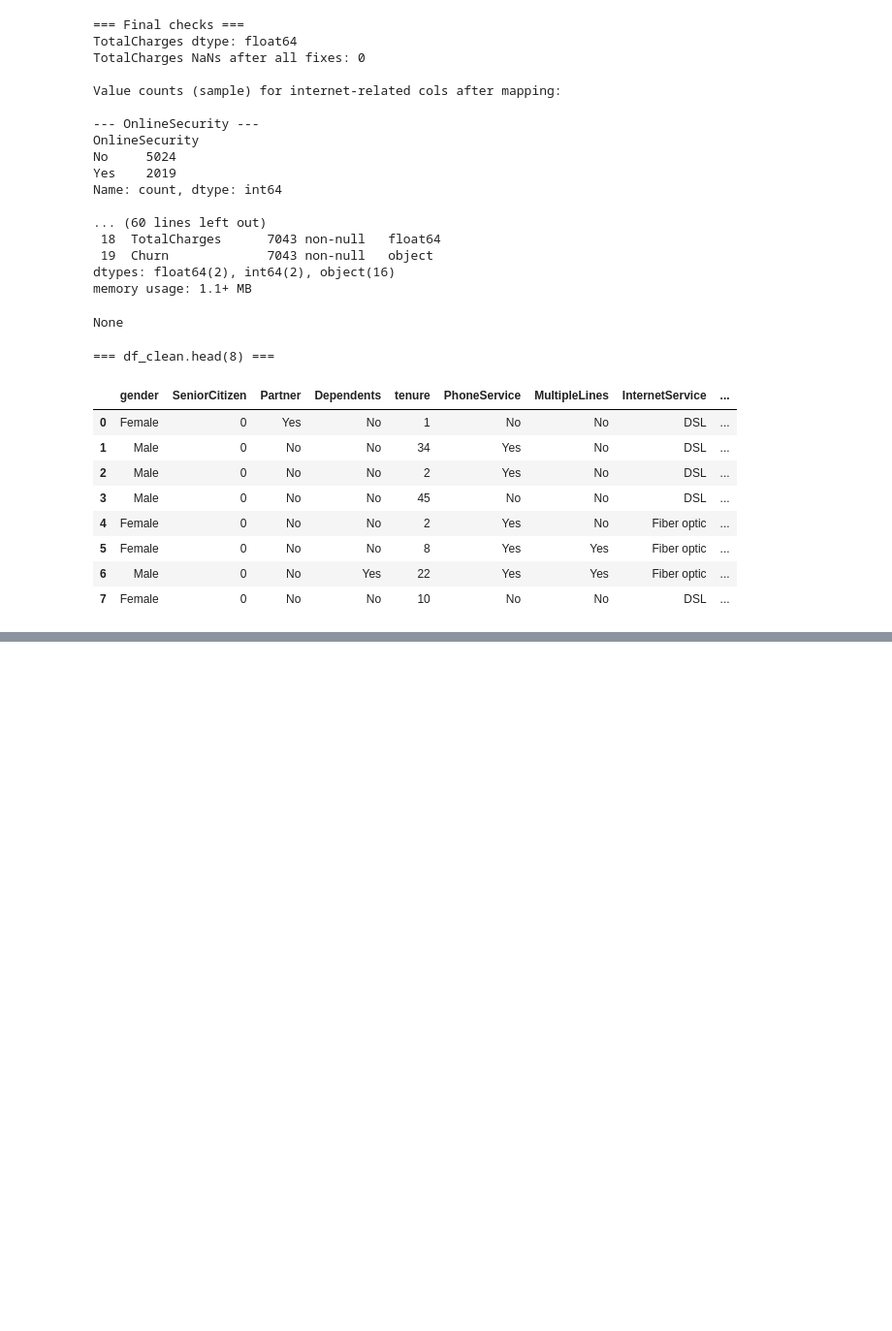
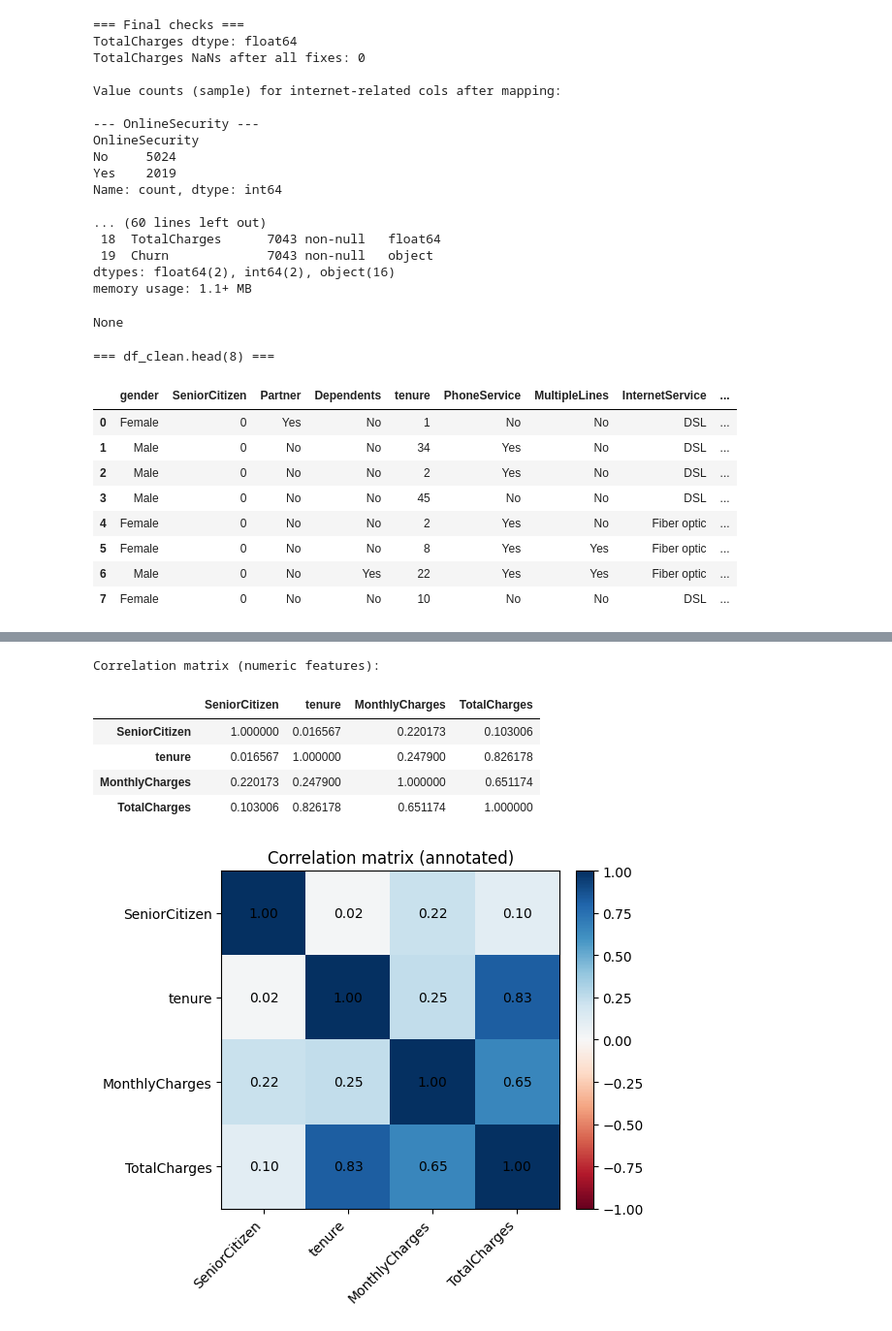
Before and after one commit to yahyaCS/AIP22-featureEngineering, a Jupyter notebook: fe.ipynb, the cells around one changed output, grey strips where cells are left out. Shown at 97% size. Saved outputs shown, nothing was run; the diff lists cells and outputs as text; code cells hidden in the pictures; blank space fills up the shorter version.

```diff
--- a/fe.ipynb
+++ b/fe.ipynb
@@ -355,0 +424,29 @@ None
+# %%
+num_for_corr = ['SeniorCitizen', 'tenure', 'MonthlyCharges', 'TotalCharges']
+corr = df_clean[num_for_corr].corr()
+print("Correlation matrix (numeric features):")
+display(corr)
+
+# heatmap-like plot with annotations (matplotlib only)
+fig, ax = plt.subplots(figsize=(6,5))
+cax = ax.imshow(corr.values, vmin=-1, vmax=1, cmap='RdBu')
+ax.set_xticks(np.arange(len(num_for_corr)))
+ax.set_yticks(np.arange(len(num_for_corr)))
+ax.set_xticklabels(num_for_corr, rotation=45, ha='right')
+ax.set_yticklabels(num_for_corr)
+# annotate correlation values
+for i in range(len(num_for_corr)):
+    for j in range(len(num_for_corr)):
+        text = ax.text(j, i, f"{corr.values[i,j]:.2f}", ha="center", va="center", color="black")
+fig.colorbar(cax, fraction=0.046, pad=0.04)
+ax.set_title("Correlation matrix (annotated)")
+plt.tight_layout()
+plt.show()
+# %% [output]
+Correlation matrix (numeric features):
+|  | SeniorCitizen | tenure | MonthlyCharges | TotalCharges |
+| SeniorCitizen | 1.000000 | 0.016567 | 0.220173 | 0.103006 |
+| tenure | 0.016567 | 1.000000 | 0.247900 | 0.826178 |
+| MonthlyCharges | 0.220173 | 0.247900 | 1.000000 | 0.651174 |
+| TotalCharges | 0.103006 | 0.826178 | 0.651174 | 1.000000 |
+[figure, added]
```
Also changed, not shown: parts of 7 cells of this notebook.
